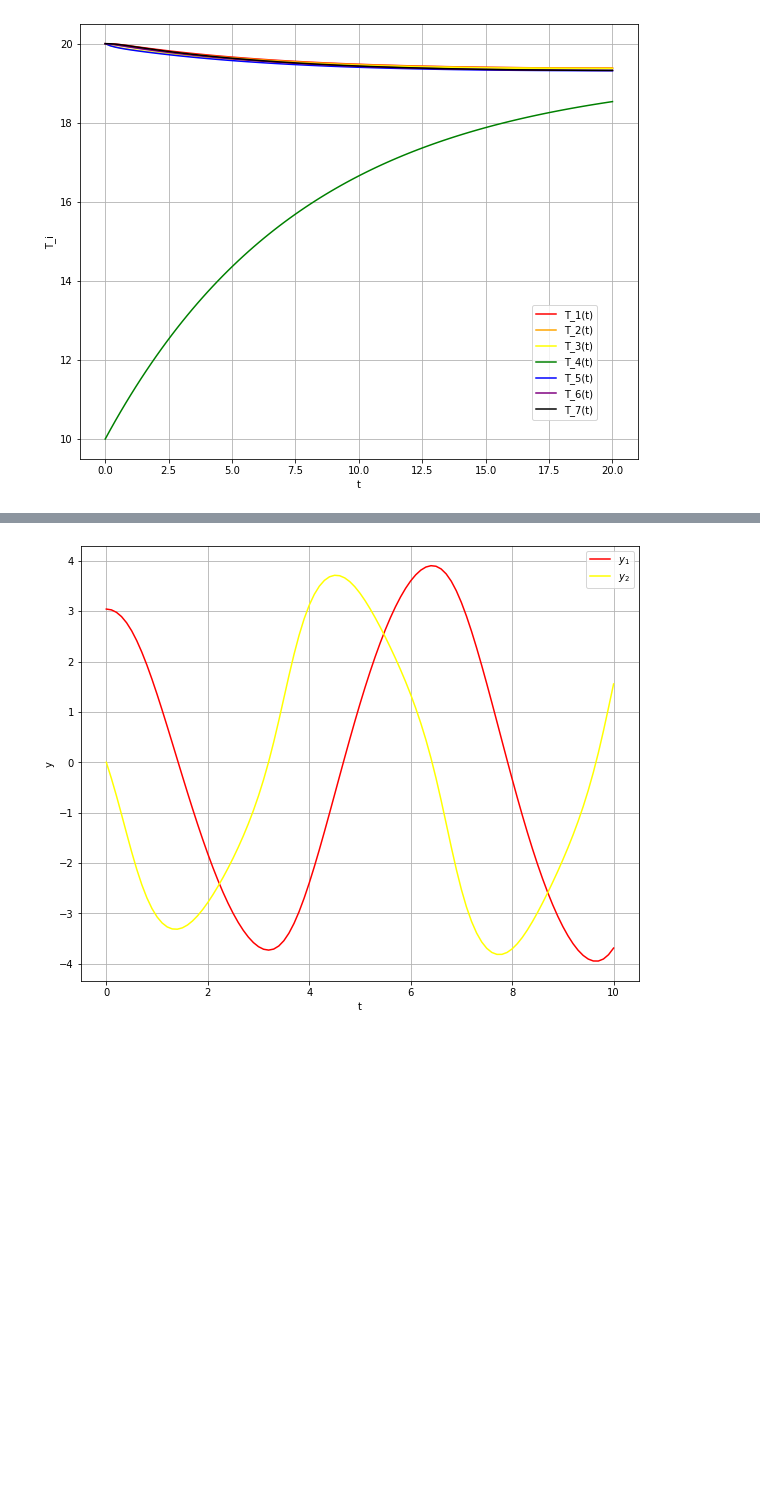
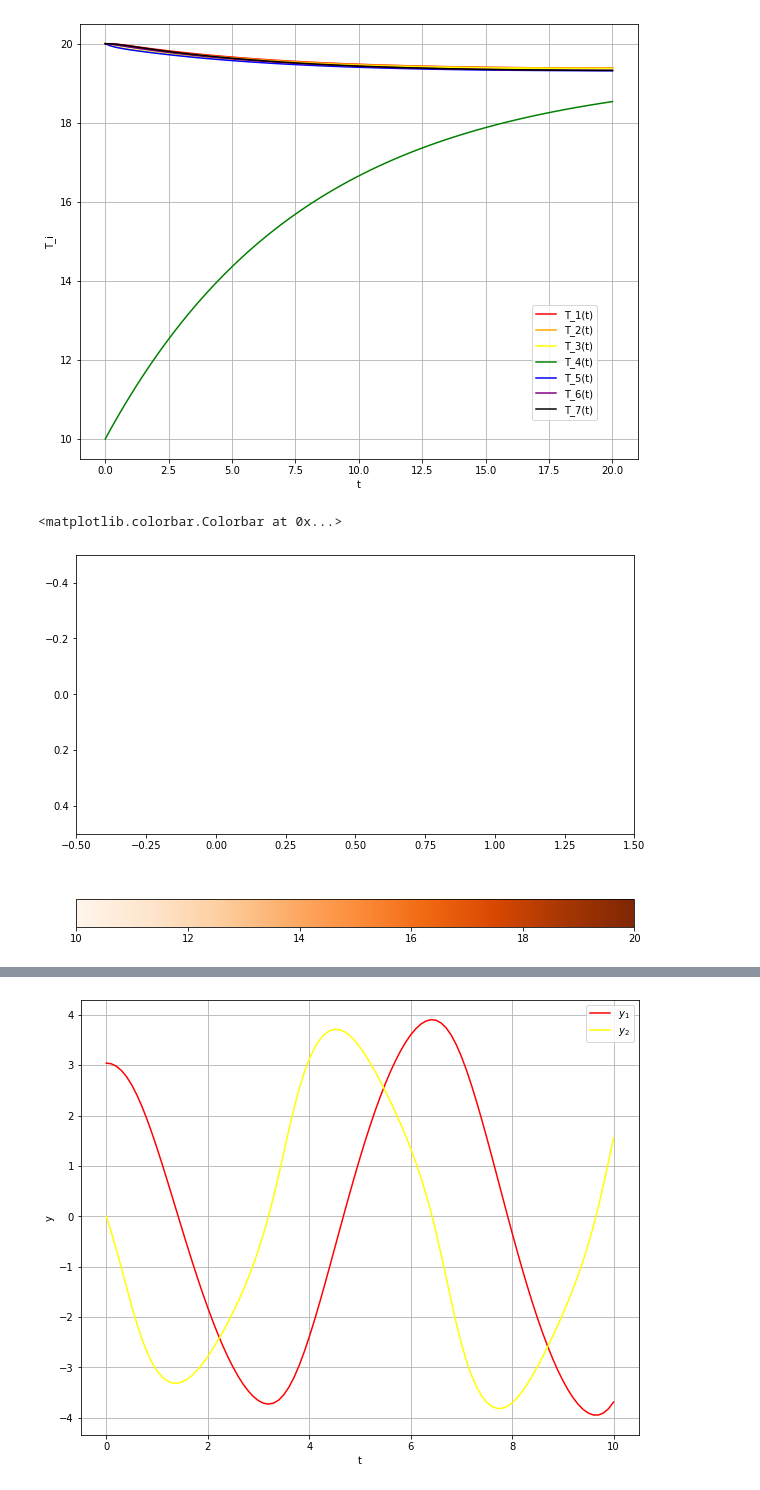
Before and after one commit to justdaniel99/Computer-Technologies-of-Mathematical-Modeling, a Jupyter notebook: Task1/FirstTask.ipynb, the cells around one changed output, grey strips where cells are left out. Drawn from its saved outputs; the diff is of its cells as text; code cells hidden in the pictures; blank space fills up the shorter version.

Commit message:
Reading coefficients from .csv file, ...
... colourbar adding (according to the maximum and minimum temperatures)

```diff
--- a/Task1/FirstTask.ipynb
+++ b/Task1/FirstTask.ipynb
@@ -78,32 +81,27 @@ obj.load_model('new_model3.obj')
 vertices = obj.vertex_coordinates
 edges = obj.vertex_index
 parts = obj.part
-# %%
-#.csv File Opening, Reading and Writing to Array
-
-with open('coefficients.csv', newline='') as f:
-    line_array = []
-    reader = csv.reader(f)
-    for row in reader:
-        line=[x for x in ';'.join(row).split(';')]
-        line_array.append(line)
 # %%
-# Task ODE System (in progress...)
+#.csv File Opening, Reading and Writing to Array
+# Task ODE System
 
-# ----- DELETE ------
-eps = np.array([0.05,0.05,0.05,0.1,0.05,0.05,0.05])
-c = np.array([900,900,900,520,900,900,900])
+with open('coefficients.csv', newline='') as f:
+    line_array = []
+    reader = csv.reader(f)
+    for row in reader:
+        line = [float(x) for x in ';'.join(row).split(';')]
+        line_array.append(line)
 
+eps = line_array[0]
+c = line_array[1]
+A = line_array[2][0]
 lyambda = np.zeros((7,7))
-lyambda[0][1] = 240
-lyambda[1][2] = 240
-lyambda[2][3] = 9.7
-lyambda[3][4] = 10.5
-lyambda[4][5] = 240
-lyambda[5][6] = 240
-
-A = 1
-# ----- DELETE ------
+lyambda[0][1] = line_array[3][0]
+lyambda[1][2] = line_array[3][1]
+lyambda[2][3] = line_array[3][2]
+lyambda[3][4] = line_array[3][3]
+lyambda[4][5] = line_array[3][4]
+lyambda[5][6] = line_array[3][5]
 
 c_zero = 5.67
 
@@ -145,31 +143,49 @@ def ode_system(temperature, time):
     right_function=np.empty(7)
 
     right_function[0] = (-k[0][1] * (T0-T1) - eps[0] * element_surface_area[0] * c_zero * ((T0/100)**4))/c[0]
     right_function[1] = (-k[0][1] * (T1-T0) - k[1][2] * (T1-T2) - eps[1] * element_surface_area[1] * c_zero * ((T1/100)**4) + heat_flow_1(time))/c[1]
     right_function[2] = (-k[1][2] * (T2-T1) - k[2][3] * (T2-T3) - eps[2] * element_surface_area[2] * c_zero * ((T2/100)**4))/c[2]
     right_function[3] = (-k[2][3] * (T3-T2) - k[3][4] * (T3-T4) - eps[3] * element_surface_area[3] * c_zero * ((T3/100)**4) )/c[3]
     right_function[4] = (-k[3][4] * (T4-T3) - k[4][5] * (T4-T5) - eps[4] * element_surface_area[4] * c_zero * ((T4/100)**4) )/c[4]
     right_function[5] = (-k[4][5] * (T5-T4) - k[5][6] * (T5-T6) - eps[5] * element_surface_area[5] * c_zero * ((T5/100)**4) + heat_flow_5(time))/c[5]
     right_function[6] = (-k[5][6] * (T6-T5) - eps[6] * element_surface_area[6] * c_zero * ((T6/100)**4))/c[6]
 
     return(right_function)
 
-time = np.linspace(0,20,100)
+number_of_points = 100
+time = np.linspace(0,20,number_of_points)
 initial_conditions = np.array([20,20,20,10,20,20,20])
 ode_system_solution = odeint(ode_system, initial_conditions, time)
 
 plt.rcParams['figure.figsize'] = [10, 8]
 plt.grid(True)
 plt.xlabel('t')
 plt.ylabel('T_i')
 plt.plot(time, ode_system_solution[:,0], color='red', label = "T_1(t)")
 plt.plot(time, ode_system_solution[:,1], color='orange', label = "T_2(t)")
 plt.plot(time, ode_system_solution[:,2], color='yellow', label = "T_3(t)")
 plt.plot(time, ode_system_solution[:,3], color='green', label = "T_4(t)")
 plt.plot(time, ode_system_solution[:,4], color='blue', label = "T_5(t)")
 plt.plot(time, ode_system_solution[:,5], color='purple', label = "T_6(t)")
 plt.plot(time, ode_system_solution[:,6], color='black', label = "T_7(t)")
 plt.legend(bbox_to_anchor = (0.85, 0.4), bbox_transform = plt.gcf().transFigure)
 plt.show()
+
+
+max_temperature = 0
+min_temperature = 100
+
+for t in range(number_of_points):
+    for i in range(7):
+        if (ode_system_solution[:,i][t] > max_temperature):
+            max_temperature = ode_system_solution[:,i][t]
+        if (ode_system_solution[:,i][t] < min_temperature):
+            min_temperature = ode_system_solution[:,i][t]
+
+img = plt.imshow(np.array([[min_temperature, max_temperature]]), cmap="Oranges")
+img.set_visible(False)
+plt.colorbar(orientation="horizontal")
 # %% [output]
 [figure]
+<matplotlib.colorbar.Colorbar at 0x...>
+[figure, added]
```
Also changed, not shown: parts of 4 cells of this notebook.
